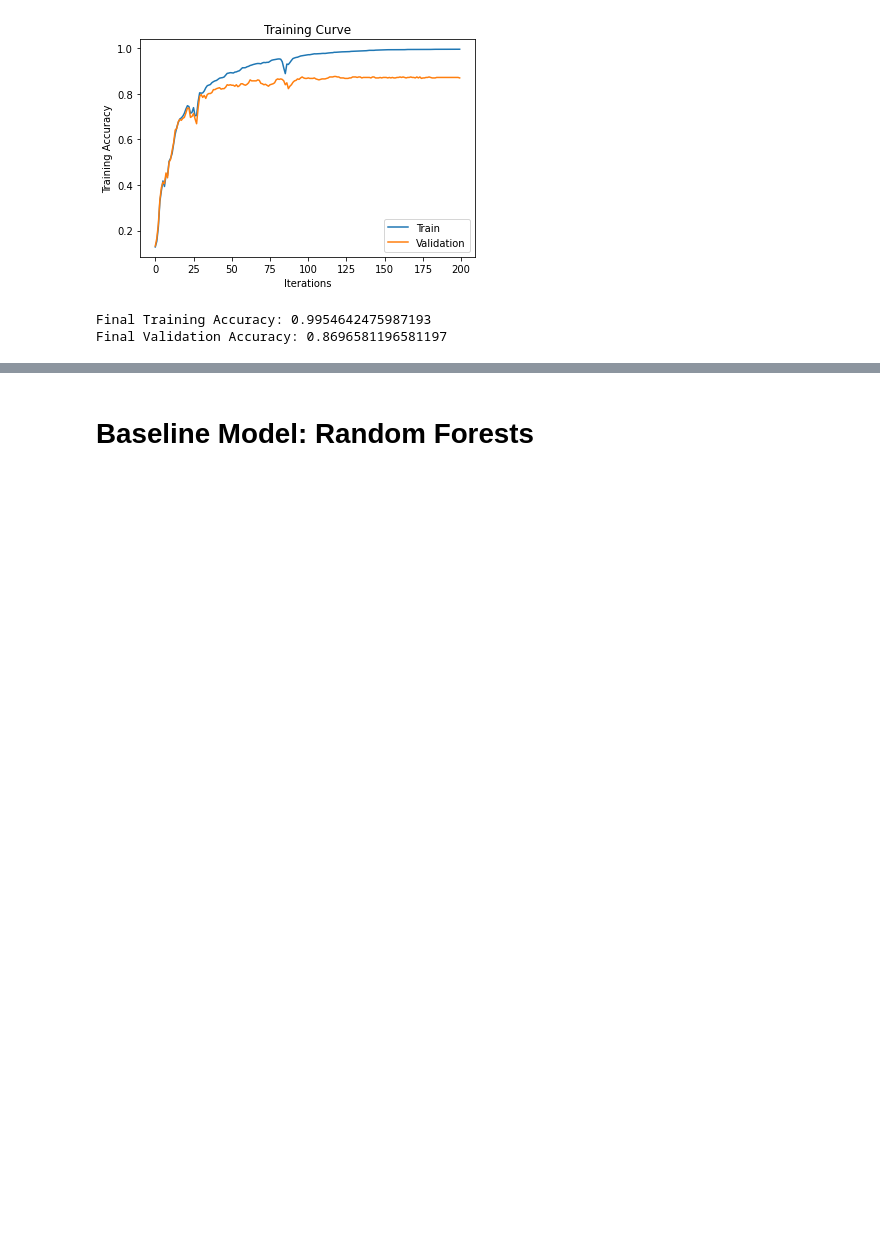
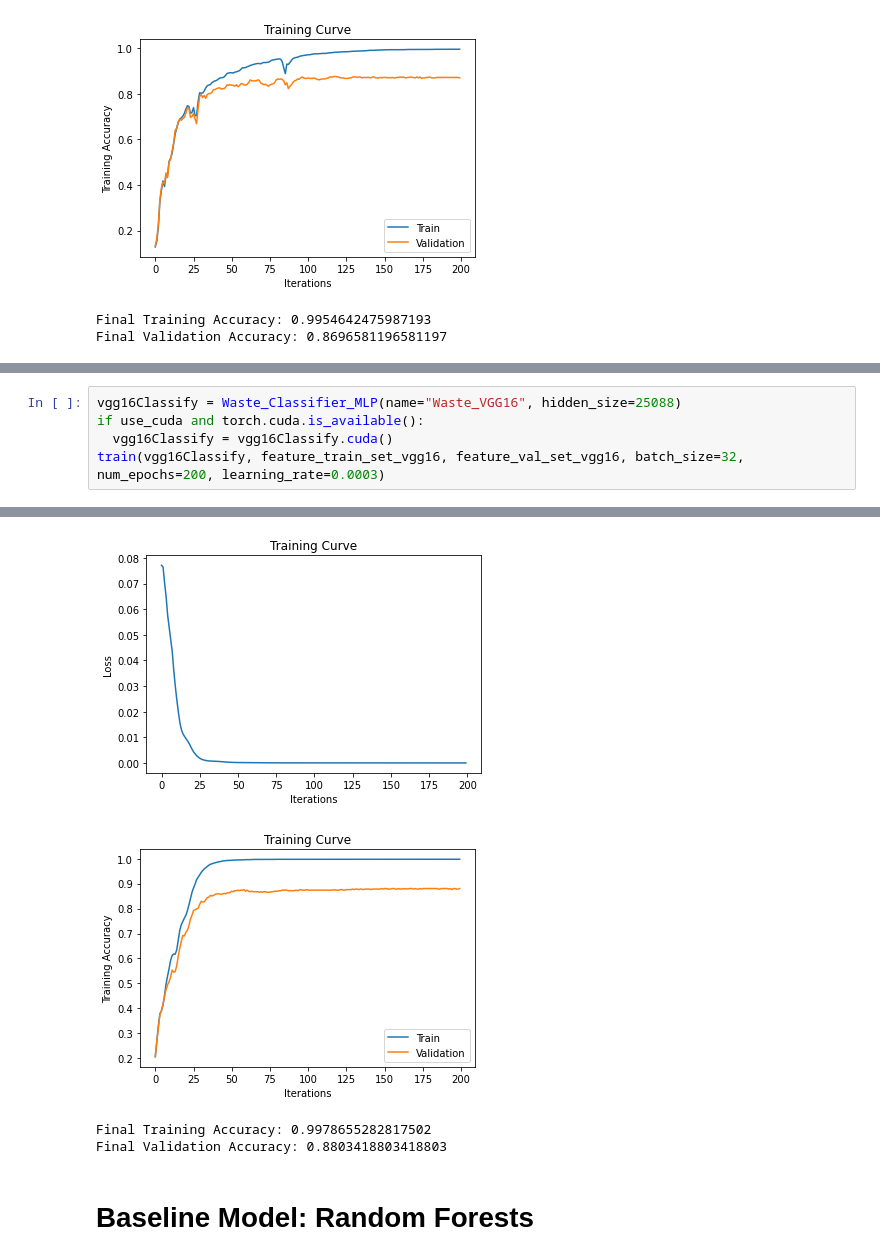
Before and after one commit to rozariot/Waste-Classification-Project, a Jupyter notebook: WasteClassificationProject.ipynb, the cells around one changed output, grey strips where cells are left out. Cells and saved outputs as stored; diff of their text form; blank space fills up the shorter version.

```diff
--- a/WasteClassificationProject.ipynb
+++ b/WasteClassificationProject.ipynb
@@ -584,0 +681,6 @@ Final Validation Accuracy: 0.8696581196581197
+# %%
+vgg16Classify = Waste_Classifier_MLP(name="Waste_VGG16", hidden_size=25088)
+if use_cuda and torch.cuda.is_available():
+  vgg16Classify = vgg16Classify.cuda()
+train(vgg16Classify, feature_train_set_vgg16, feature_val_set_vgg16, batch_size=32, num_epochs=200, learning_rate=0.0003)
+# %% [output]
@@ -585,3 +704,7 @@ Final Validation Accuracy: 0.8696581196581197
+[figure, added]
+[figure, added]
+Final Training Accuracy: 0.9978655282817502
+Final Validation Accuracy: 0.8803418803418803
 # %% [markdown]
 # Baseline Model: Random Forests
 # %%
```
Also changed, not shown: parts of 10 cells of this notebook.
